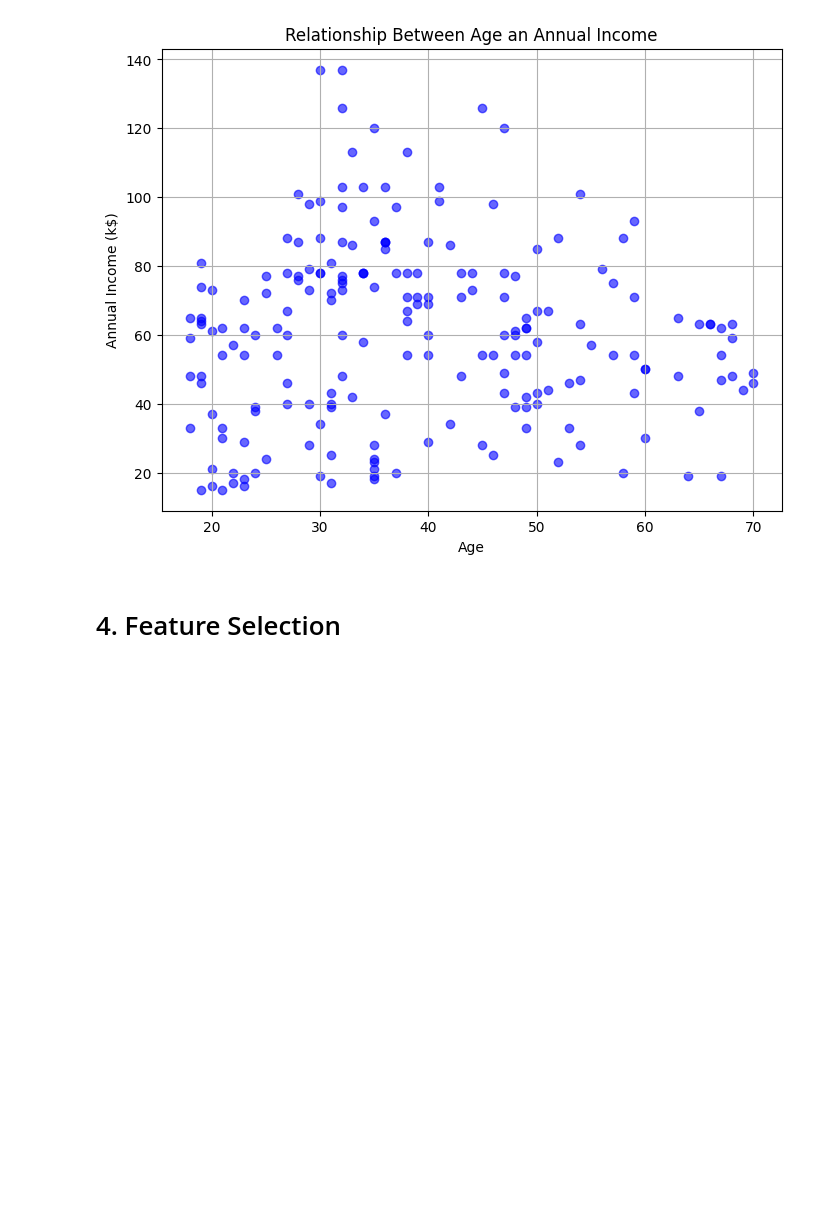
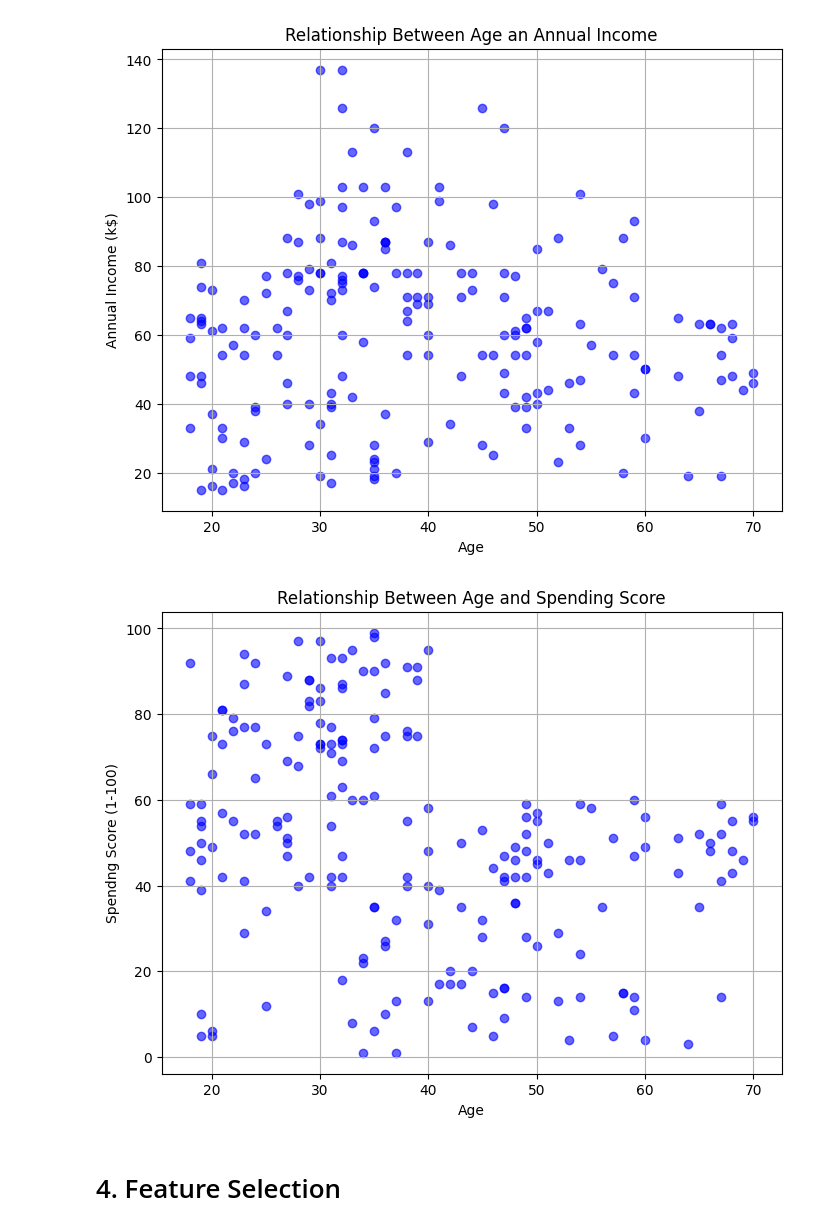
Before and after one commit to sbmccall/data-science-projects, a Jupyter notebook: customer-segmentation/notebooks/Mall_Customer_Segmentation.ipynb, the cells around one changed output. Saved outputs shown, nothing was run; the diff lists cells and outputs as text; code cells hidden in the pictures; blank space fills up the shorter version.

```diff
--- a/customer-segmentation/notebooks/Mall_Customer_Segmentation.ipynb
+++ b/customer-segmentation/notebooks/Mall_Customer_Segmentation.ipynb
@@ -91,6 +142,21 @@ plt.grid(True)
 plt.show()
 # %% [output]
 [figure]
+# %%
+# Create the scatter plot
+plt.figure(figsize=(8,6))
+plt.scatter(df['Age'], df['Spending Score (1-100)'], color='blue', alpha=0.6)
+
+# Add labels and title
+plt.xlabel('Age')
+plt.ylabel('Spendng Score (1-100)')
+plt.title('Relationship Between Age and Spending Score')
+plt.grid(True)
+
+# Show the plot
+plt.show()
+# %% [output]
+[figure, added]
 # %% [markdown]
 # 4. Feature Selection
 # %% [markdown]
```
Also changed, not shown: parts of 6 cells of this notebook.
